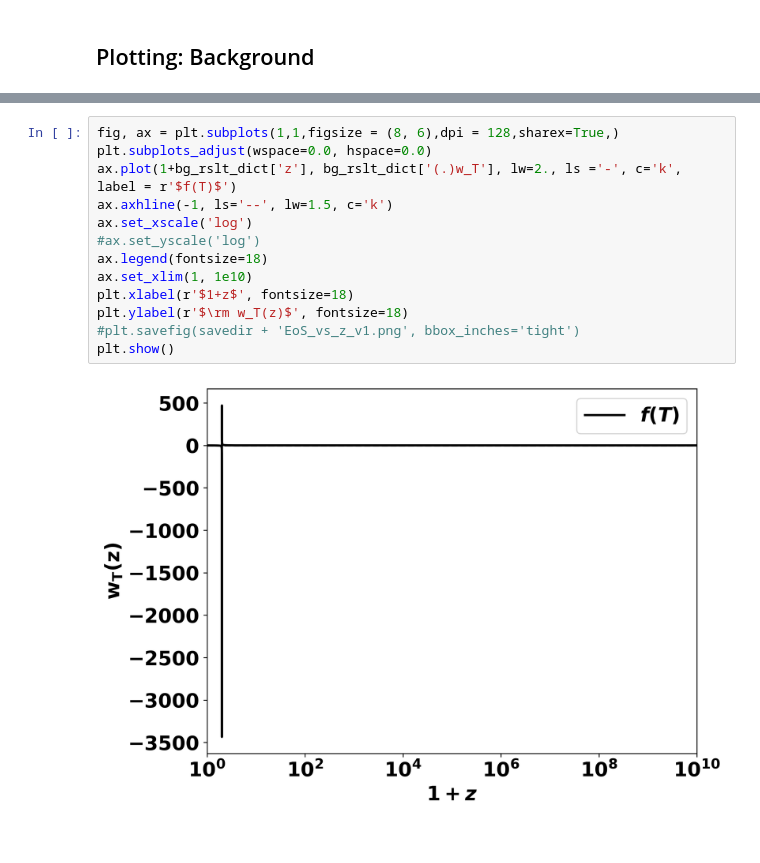
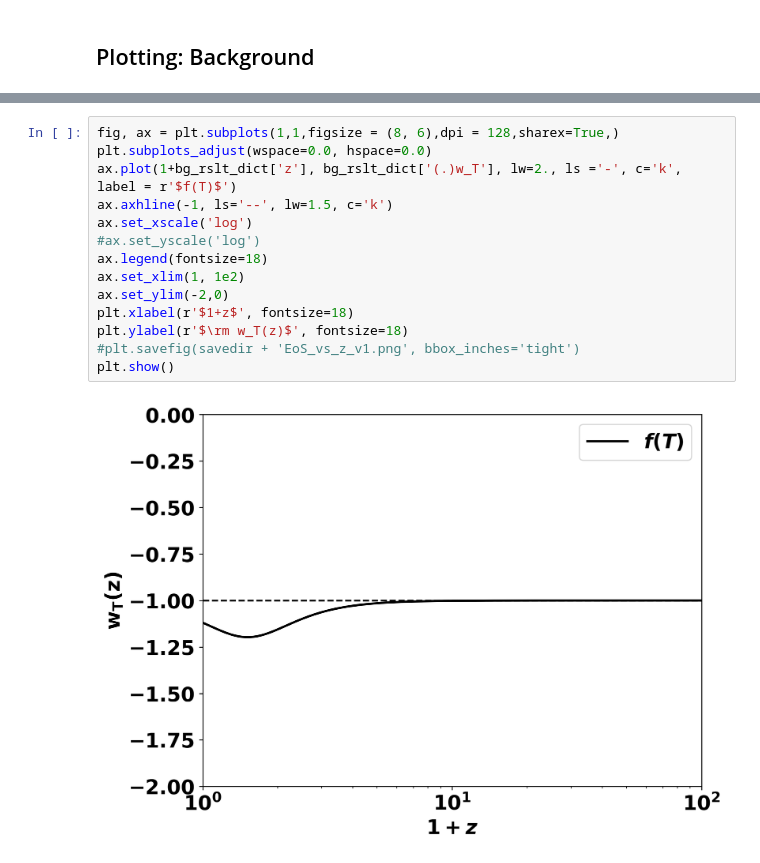
Before and after one commit to mwhashim/class_tmg, a Jupyter notebook: notebooks/TMG_tutorial.ipynb, the cells around one changed output, grey strips where cells are left out. Drawn from its saved outputs; the diff is of its cells as text.

```diff
--- a/notebooks/TMG_tutorial.ipynb
+++ b/notebooks/TMG_tutorial.ipynb
@@ -124,18 +134,19 @@ plt.show()
 # %%
 fig, ax = plt.subplots(1,1,figsize = (8, 6),dpi = 128,sharex=True,)
 plt.subplots_adjust(wspace=0.0, hspace=0.0)
 ax.plot(1+bg_rslt_dict['z'], bg_rslt_dict['(.)w_T'], lw=2., ls ='-', c='k', label = r'$f(T)$')
 ax.axhline(-1, ls='--', lw=1.5, c='k')
 ax.set_xscale('log')
 #ax.set_yscale('log')
 ax.legend(fontsize=18)
-ax.set_xlim(1, 1e10)
+ax.set_xlim(1, 1e2)
+ax.set_ylim(-2,0)
 plt.xlabel(r'$1+z$', fontsize=18)
 plt.ylabel(r'$\rm w_T(z)$', fontsize=18)
 #plt.savefig(savedir + 'EoS_vs_z_v1.png', bbox_inches='tight')
 plt.show()
 # %% [output]
-[figure, old version]
+[figure, new version]
 # %%
 fig, (ax,ax2) = plt.subplots(2,1,figsize = (8, 6),dpi = 128,sharex=True, gridspec_kw={'height_ratios': [3, 1]})
 plt.subplots_adjust(wspace=0.0, hspace=0.0)
```
Also changed, not shown: parts of 8 cells of this notebook, 4 other files.
